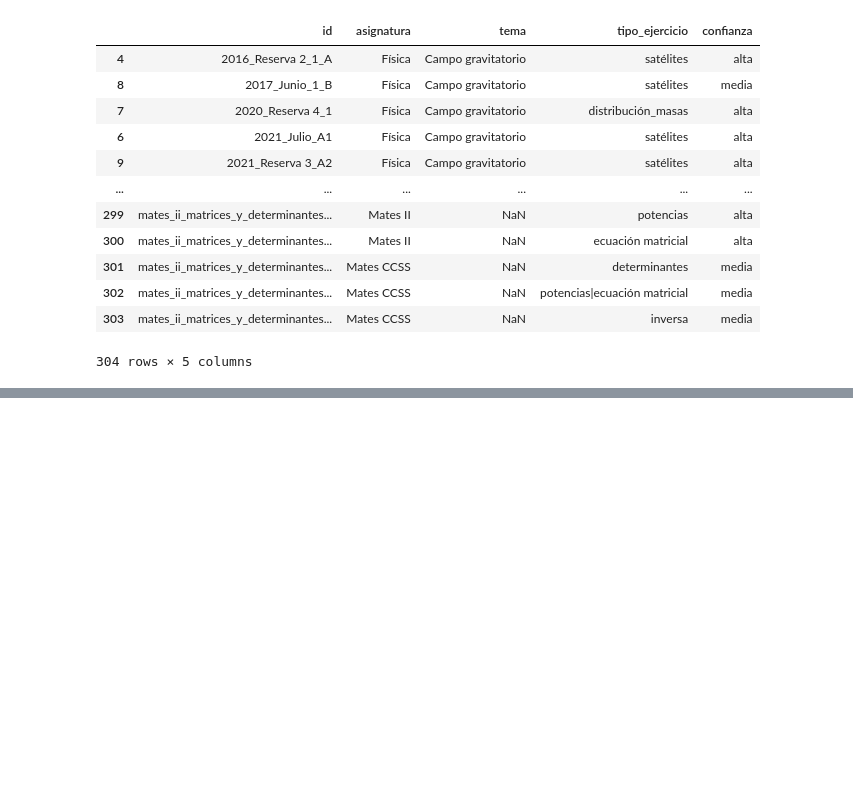
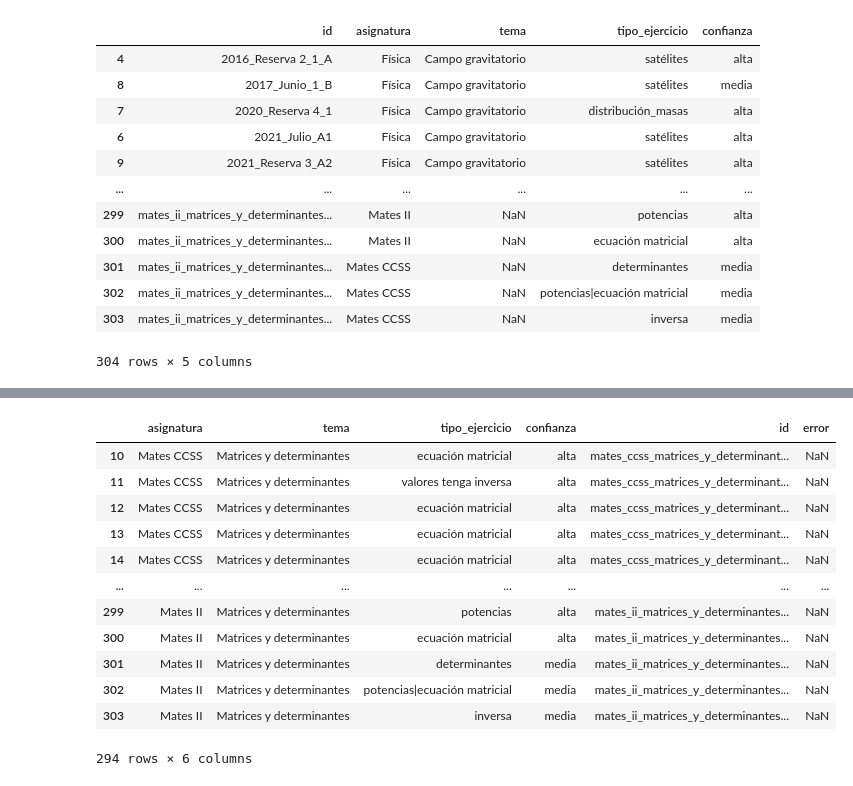
Before and after one commit to chusk2/clasificador_selectividad, a Jupyter notebook: jupyter notebooks/api_call.ipynb, the cells around one changed output, grey strips where cells are left out. Cells and saved outputs as stored; diff of their text form; code cells hidden in the pictures; blank space fills up the shorter version.

```diff
--- a/jupyter notebooks/api_call.ipynb
+++ b/jupyter notebooks/api_call.ipynb
@@ -127,0 +141,28 @@ df_out
+# %%
+def fix_asignatura(row):
+    if "mates_ccss" in row.id:
+        row["asignatura"] = "Mates CCSS"
+        row["tema"] = "Matrices y determinantes"
+    elif "mates_ii" in row.id:
+        row["asignatura"] = "Mates II"
+        row["tema"] = "Matrices y determinantes"
+
+    return row
+# %%
+df = df.apply(fix_asignatura, axis = 1)
+# %%
+df[df.asignatura != "Física"]
+# %% [output]
+|  | asignatura | tema | tipo_ejercicio | confianza | id | error |
+| 10 | Mates CCSS | Matrices y determinantes | ecuación matricial | alta | mates_ccss_matrices_y_determinant... | NaN |
+| 11 | Mates CCSS | Matrices y determinantes | valores tenga inversa | alta | mates_ccss_matrices_y_determinant... | NaN |
+| 12 | Mates CCSS | Matrices y determinantes | ecuación matricial | alta | mates_ccss_matrices_y_determinant... | NaN |
+| 13 | Mates CCSS | Matrices y determinantes | ecuación matricial | alta | mates_ccss_matrices_y_determinant... | NaN |
+| 14 | Mates CCSS | Matrices y determinantes | ecuación matricial | alta | mates_ccss_matrices_y_determinant... | NaN |
+| ... | ... | ... | ... | ... | ... | ... |
+| 299 | Mates II | Matrices y determinantes | potencias | alta | mates_ii_matrices_y_determinantes... | NaN |
+| 300 | Mates II | Matrices y determinantes | ecuación matricial | alta | mates_ii_matrices_y_determinantes... | NaN |
+| 301 | Mates II | Matrices y determinantes | determinantes | media | mates_ii_matrices_y_determinantes... | NaN |
+| 302 | Mates II | Matrices y determinantes | potencias|ecuación matricial | media | mates_ii_matrices_y_determinantes... | NaN |
+| 303 | Mates II | Matrices y determinantes | inversa | media | mates_ii_matrices_y_determinantes... | NaN |
+294 rows × 6 columns
```
Also changed, not shown: parts of 5 cells of this notebook, 1 other file.
